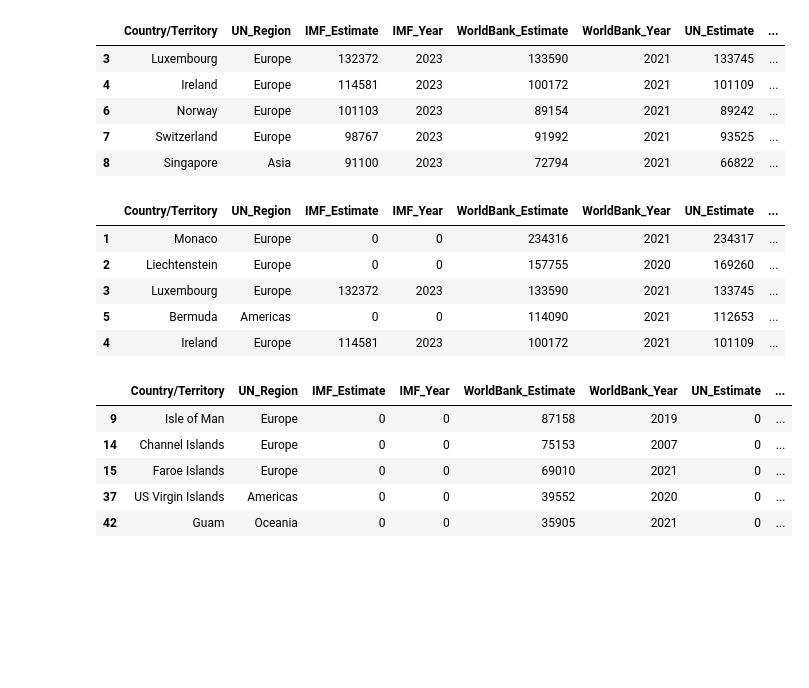
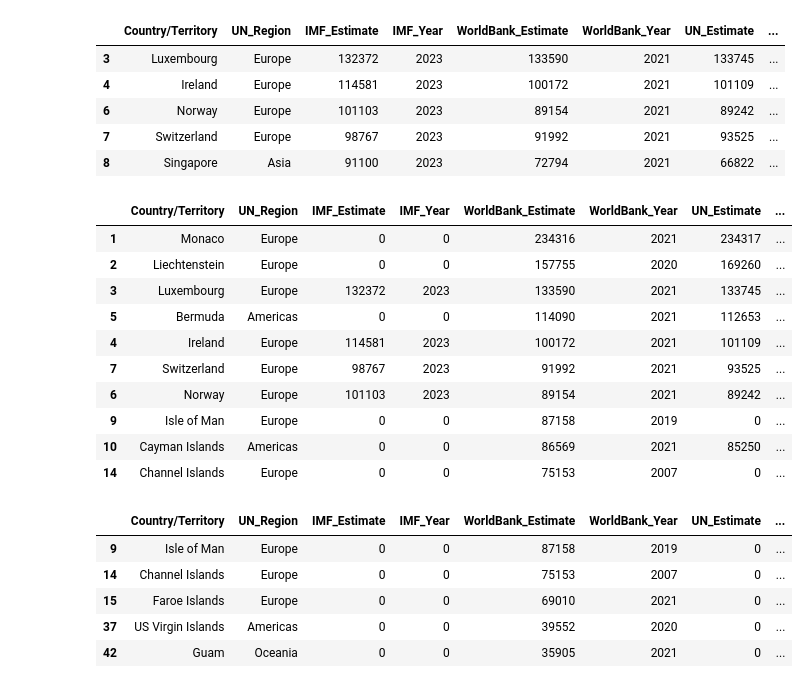
Before and after one commit to mcarola/Python, a Jupyter notebook: Pandas_Practice_Notebook_Marvy.ipynb, the cells around one changed output. Saved outputs shown, nothing was run; the diff lists cells and outputs as text; code cells hidden in the pictures; blank space fills up the shorter version.

```diff
--- a/Pandas_Practice_Notebook_Marvy.ipynb
+++ b/Pandas_Practice_Notebook_Marvy.ipynb
@@ -284,14 +332,19 @@ df.nlargest(5, "IMF_Estimate")
 | 8 | Singapore | Asia | 91100 | 2023 | 72794 | 2021 | 66822 | ... |
 # %%
 # use nlargest to show top countries by Wordlbank_Estimate
-df.nlargest(5,"WorldBank_Estimate")
+df.nlargest(10,"WorldBank_Estimate")
 # %% [output]
 |  | Country/Territory | UN_Region | IMF_Estimate | IMF_Year | WorldBank_Estimate | WorldBank_Year | UN_Estimate | ... |
 | 1 | Monaco | Europe | 0 | 0 | 234316 | 2021 | 234317 | ... |
 | 2 | Liechtenstein | Europe | 0 | 0 | 157755 | 2020 | 169260 | ... |
 | 3 | Luxembourg | Europe | 132372 | 2023 | 133590 | 2021 | 133745 | ... |
 | 5 | Bermuda | Americas | 0 | 0 | 114090 | 2021 | 112653 | ... |
 | 4 | Ireland | Europe | 114581 | 2023 | 100172 | 2021 | 101109 | ... |
+| 7 | Switzerland | Europe | 98767 | 2023 | 91992 | 2021 | 93525 | ... |
+| 6 | Norway | Europe | 101103 | 2023 | 89154 | 2021 | 89242 | ... |
+| 9 | Isle of Man | Europe | 0 | 0 | 87158 | 2019 | 0 | ... |
+| 10 | Cayman Islands | Americas | 0 | 0 | 86569 | 2021 | 85250 | ... |
+| 14 | Channel Islands | Europe | 0 | 0 | 75153 | 2007 | 0 | ... |
 # %%
 # use nsmallest to show bottom 5 countries by UN_Estimate
 df.nsmallest(5, "UN_Estimate")
```
Also changed, not shown: parts of 27 cells of this notebook.
